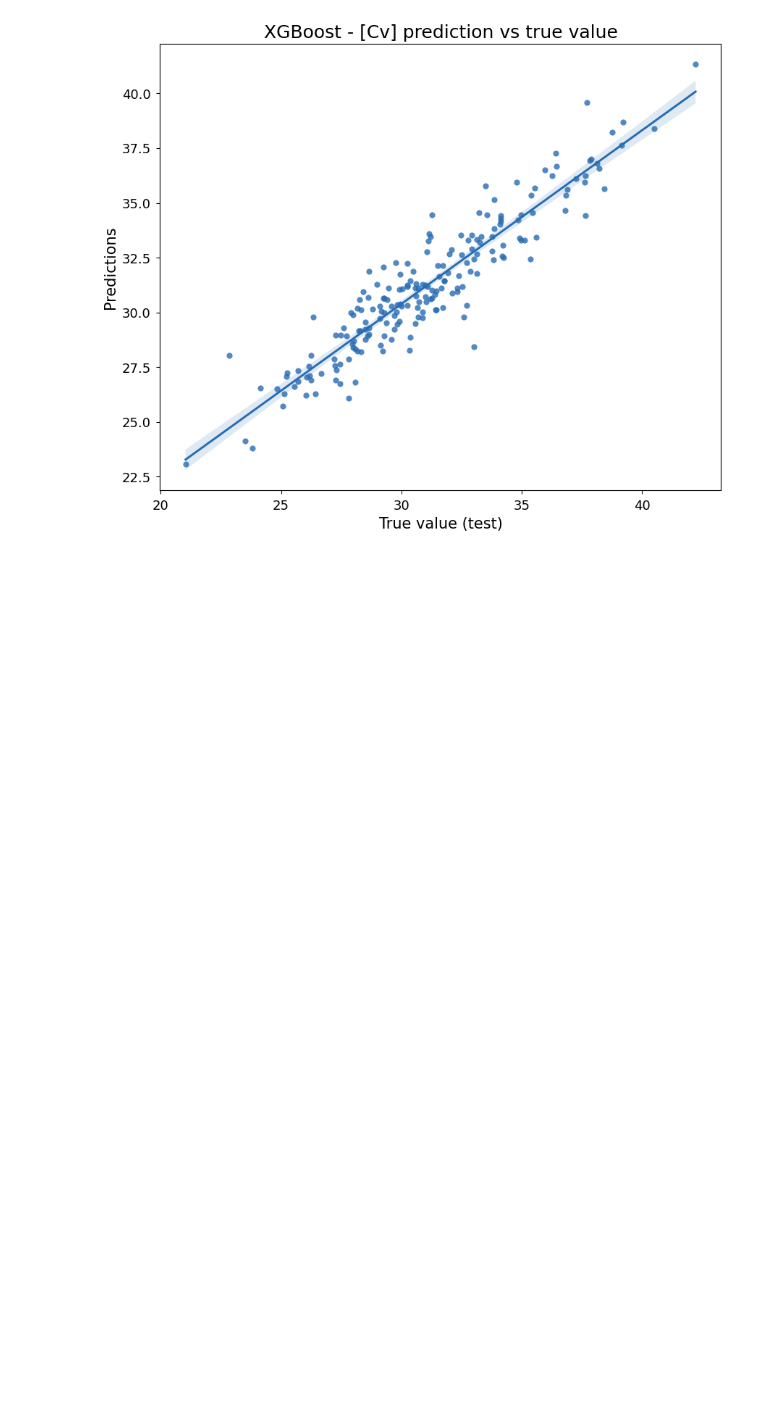
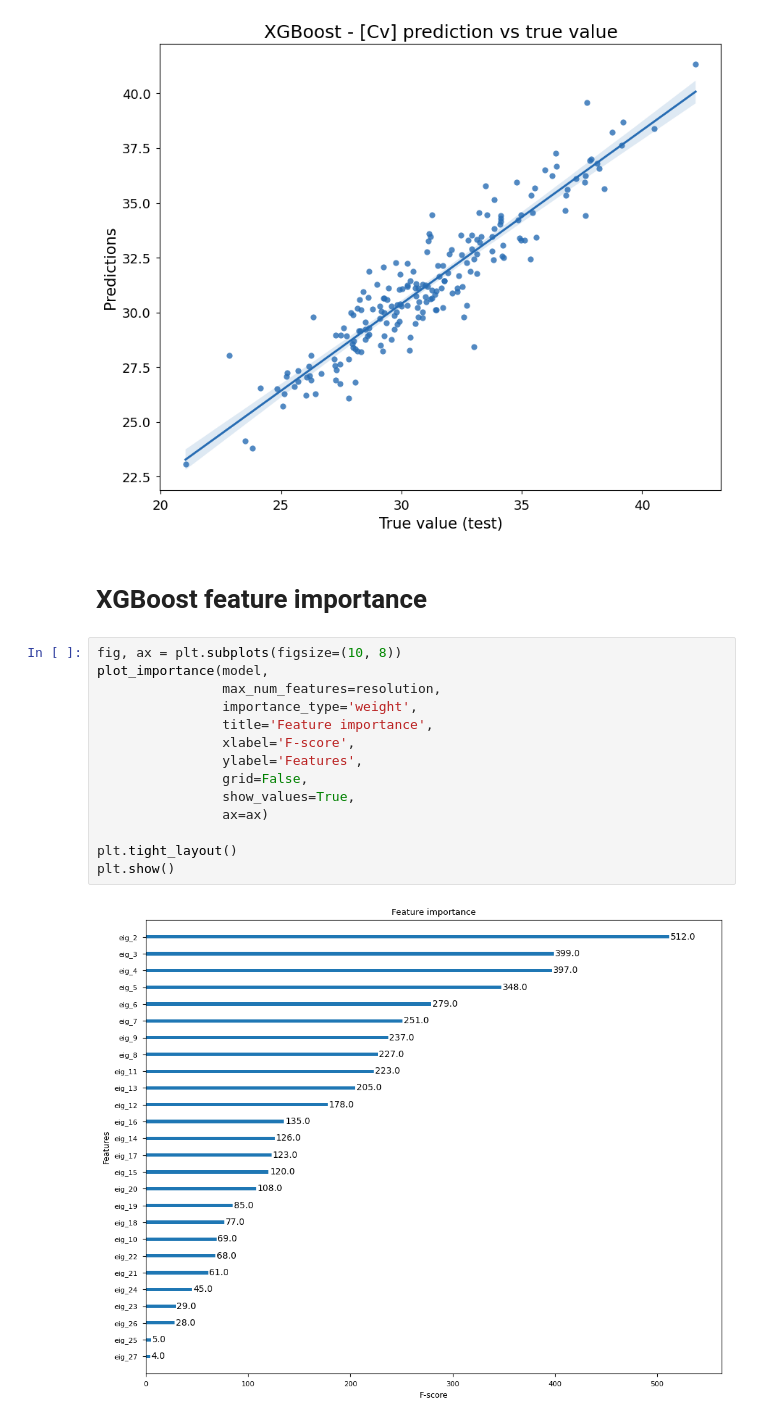
Before and after one commit to petkokp/QM9, a Jupyter notebook: QM9.ipynb, the cells around one changed output. Cells and saved outputs as stored; diff of their text form; blank space fills up the shorter version.

Commit message:
plot xgboost feature importance

```diff
--- a/QM9.ipynb
+++ b/QM9.ipynb
@@ -368,3 +368,21 @@ plt.yticks(fontsize=13)
 plt.show()
 # %% [output]
 [figure]
+# %% [markdown]
+# XGBoost feature importance
+# %%
+fig, ax = plt.subplots(figsize=(10, 8))
+plot_importance(model,
+                max_num_features=resolution,
+                importance_type='weight',
+                title='Feature importance',
+                xlabel='F-score',
+                ylabel='Features',
+                grid=False,
+                show_values=True,
+                ax=ax)
+
+plt.tight_layout()
+plt.show()
+# %% [output]
+[figure, added]
```
